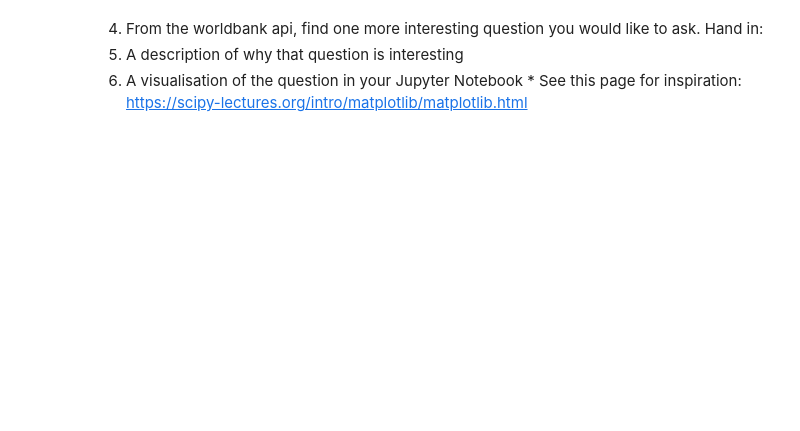
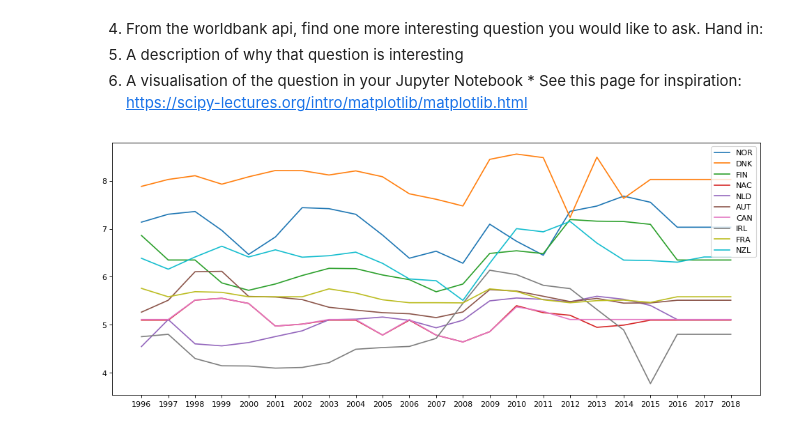
Before and after one commit to grem848/Assignment4Python, a Jupyter notebook: Assignment4.ipynb, the cells around one changed output. Saved outputs shown, nothing was run; the diff lists cells and outputs as text; code cells hidden in the pictures; blank space fills up the shorter version.

```diff
--- a/Assignment4.ipynb
+++ b/Assignment4.ipynb
@@ -144,3 +153,57 @@ my_df.plot()
   1. A description of why that question is interesting
   2. A visualisation of the question in your Jupyter Notebook
     * See this page for inspiration: https://scipy-lectures.org/intro/matplotlib/matplotlib.html
+# %%
+filename = "API_SE.XPD.TOTL.GD.ZS_DS2_en_csv_v2_10473740.csv"
+
+df = pd.read_csv(filename, header=2)
+df.drop([0,1])
+
+#calculate the sum'
+def calculate_sum(array):
+    return pd.DataFrame.sum(array)
+
+#top ten countries that spend money on education
+def process(data):
+    summed_dataFrame = []
+    # for loop every country
+    for country_data in data.values:
+        # Creating a dataframe ro remove "NaN"
+        country_data = pd.DataFrame(country_data)
+        country_data = country_data.dropna()
+        # Appending calculated sum for each country
+        summed_dataFrame.append(calculate_sum(country_data[4:]))
+    # Casting it to a DataFrame to use sort
+    summed_dataFrame = pd.DataFrame(summed_dataFrame)
+    #Sort Countries and get top 10
+    summed_dataFrame = summed_dataFrame.sort_values(0,ascending=False)[:10]
+    #return top 10 countries
+    return summed_dataFrame
+
+# returned value of the process
+values = process(df);
+# get only the country codes
+country_code = df['Country Code'].iloc[values.index]
+
+
+# Get all values 1960+40 til now,
+#  .T = reflect the DataFrame over its diagonal.
+ts_df = df.iloc[country_code.index, 40:-1].T
+ts_df = ts_df.fillna(ts_df.mean())
+# renaming the "lines" by Country Code
+ts_df = ts_df.rename(columns=dict(country_code))
+plt.figure(figsize=(15,6), dpi=80)
+plt.plot(ts_df)
+plt.legend(ts_df, loc='upper right')
+plt.show()
+
+##########################################################
+# This Graph Demonstrate how much money the Government have spent on education
+# This is useful, if you want to compare socialist government and Capitalism
+#
+# The spaces between the lines show how scared they were to show it...
+#
+#
+#
+# %% [output]
+[figure, added]
```
Also changed, not shown: parts of 3 cells of this notebook, 1 other file.
